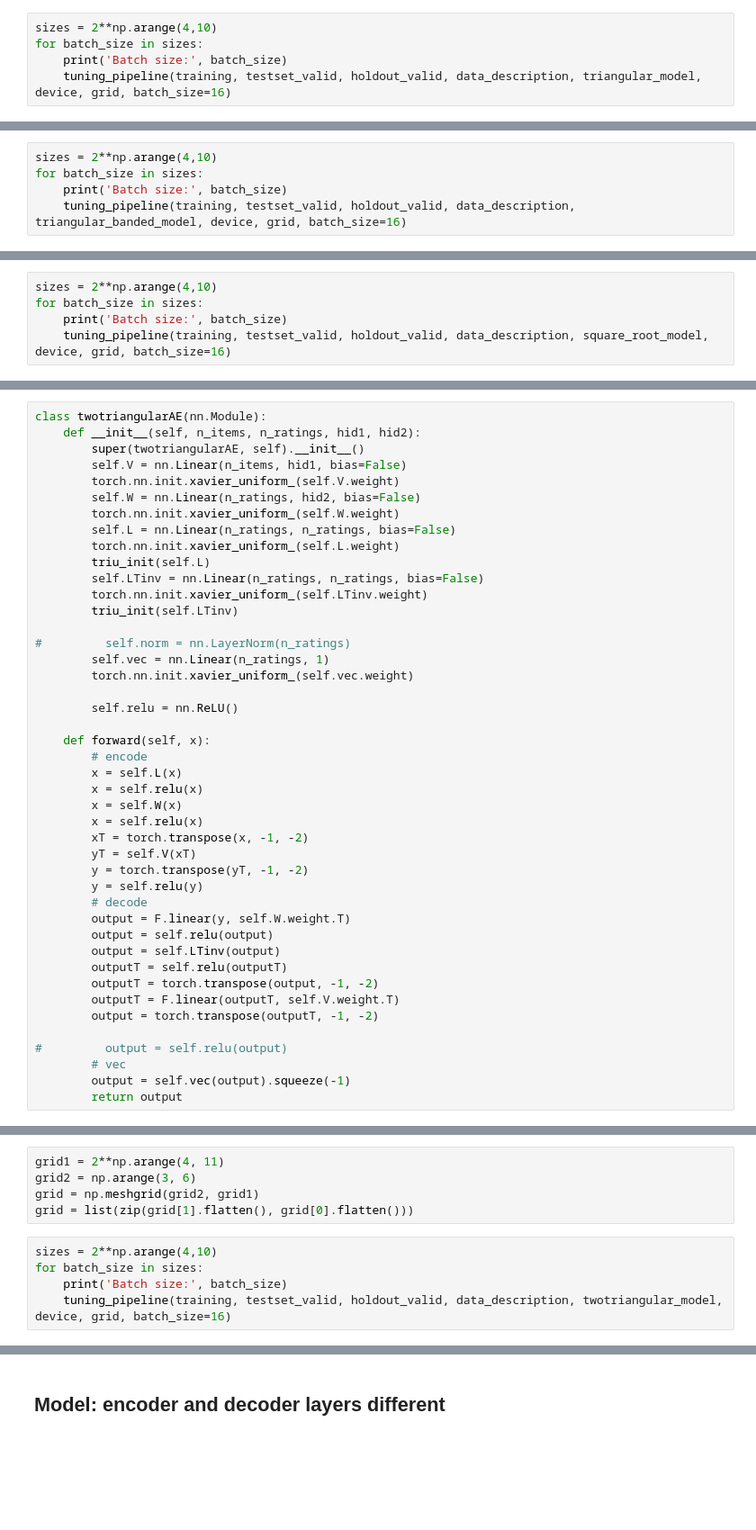
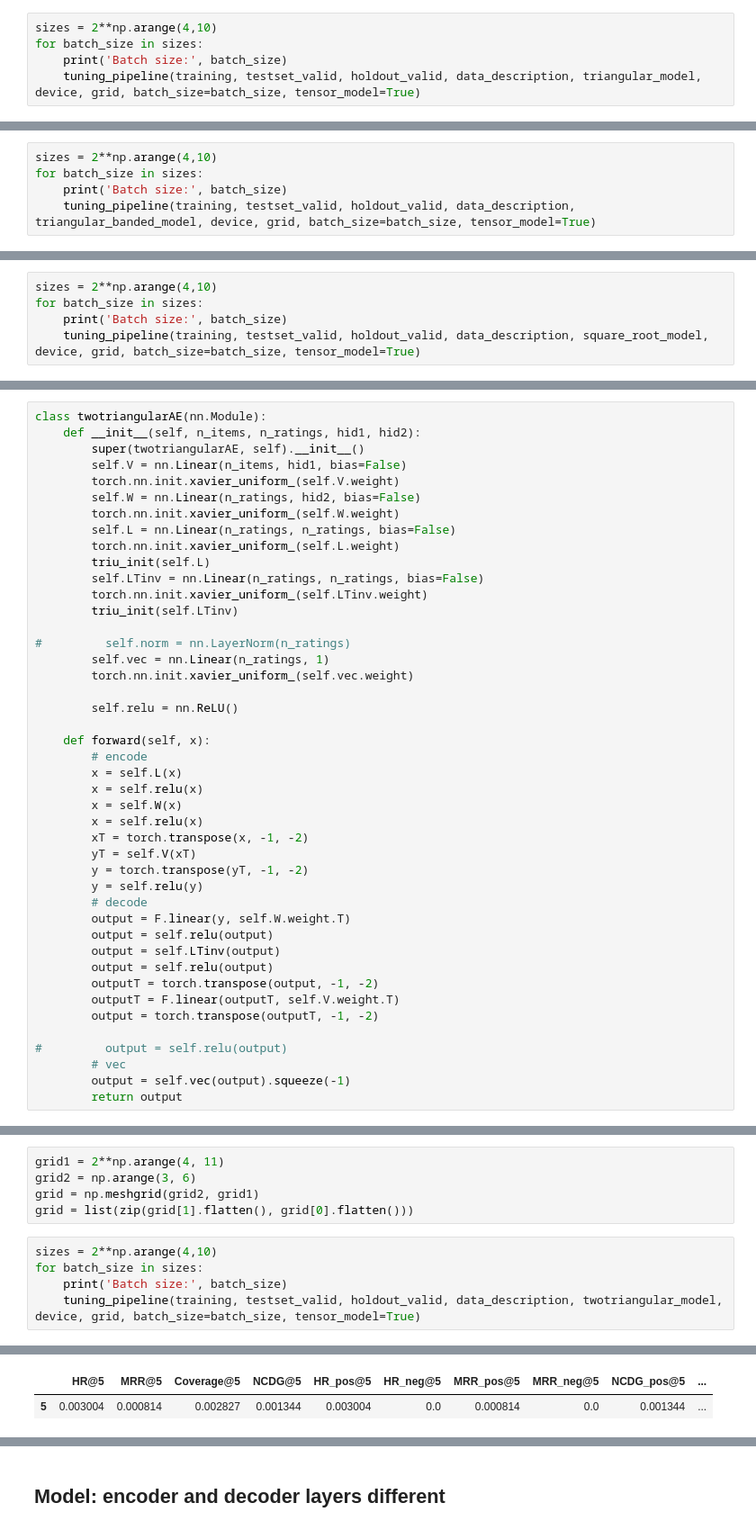
Before and after one commit to elizacc/Structured-Autoencoders-for-Rating-aware-Recommendations, a Jupyter notebook: Autoencoder_recom.ipynb, the cells around one changed output, grey strips where cells are left out. Shown at 90% size. Saved outputs shown, nothing was run; the diff lists cells and outputs as text; blank space fills up the shorter version.

```diff
--- a/Autoencoder_recom.ipynb
+++ b/Autoencoder_recom.ipynb
@@ -167,7 +167,7 @@ grid = list(zip(grid[1].flatten(), grid[0].flatten()))
 sizes = 2**np.arange(4,10)
 for batch_size in sizes:
     print('Batch size:', batch_size)
-    tuning_pipeline(training, testset_valid, holdout_valid, data_description, triangular_model, device, grid, batch_size=16)
+    tuning_pipeline(training, testset_valid, holdout_valid, data_description, triangular_model, device, grid, batch_size=batch_size, tensor_model=True)
 # %% [markdown]
 ## Model: triangular banded matrix
 # %%
@@ -266,7 +266,7 @@ grid = list(zip(grid[1].flatten(), grid[0].flatten()))
 sizes = 2**np.arange(4,10)
 for batch_size in sizes:
     print('Batch size:', batch_size)
-    tuning_pipeline(training, testset_valid, holdout_valid, data_description, triangular_banded_model, device, grid, batch_size=16)
+    tuning_pipeline(training, testset_valid, holdout_valid, data_description, triangular_banded_model, device, grid, batch_size=batch_size, tensor_model=True)
 # %% [markdown]
 ## Model: square root matrix
 # %%
@@ -327,7 +327,7 @@ grid = list(zip(grid[1].flatten(), grid[0].flatten()))
 sizes = 2**np.arange(4,10)
 for batch_size in sizes:
     print('Batch size:', batch_size)
-    tuning_pipeline(training, testset_valid, holdout_valid, data_description, square_root_model, device, grid, batch_size=16)
+    tuning_pipeline(training, testset_valid, holdout_valid, data_description, square_root_model, device, grid, batch_size=batch_size, tensor_model=True)
 # %% [markdown]
 ## Model: triangular layers are different
 # %%
@@ -375,7 +375,7 @@ class twotriangularAE(nn.Module):
         output = F.linear(y, self.W.weight.T)
         output = self.relu(output)
         output = self.LTinv(output)
-        outputT = self.relu(outputT)
+        output = self.relu(output)
         outputT = torch.transpose(output, -1, -2)
         outputT = F.linear(outputT, self.V.weight.T)
         output = torch.transpose(outputT, -1, -2)
@@ -410,4 +410,5 @@ grid = list(zip(grid[1].flatten(), grid[0].flatten()))
 sizes = 2**np.arange(4,10)
 for batch_size in sizes:
     print('Batch size:', batch_size)
-    tuning_pipeline(training, testset_valid, holdout_valid, data_description, twotriangular_model, device, grid, batch_size=16)
+    tuning_pipeline(training, testset_valid, holdout_valid, data_description, twotriangular_model, device, grid, batch_size=batch_size, tensor_model=True)
+# %% [output]
@@ -413,0 +419,2 @@ for batch_size in sizes:
+|  | HR@5 | MRR@5 | Coverage@5 | NCDG@5 | HR_pos@5 | HR_neg@5 | MRR_pos@5 | MRR_neg@5 | NCDG_pos@5 | ... |
+| 5 | 0.003004 | 0.000814 | 0.002827 | 0.001344 | 0.003004 | 0.0 | 0.000814 | 0.0 | 0.001344 | ... |
```
Also changed, not shown: parts of 2 cells of this notebook, 1 other file.
